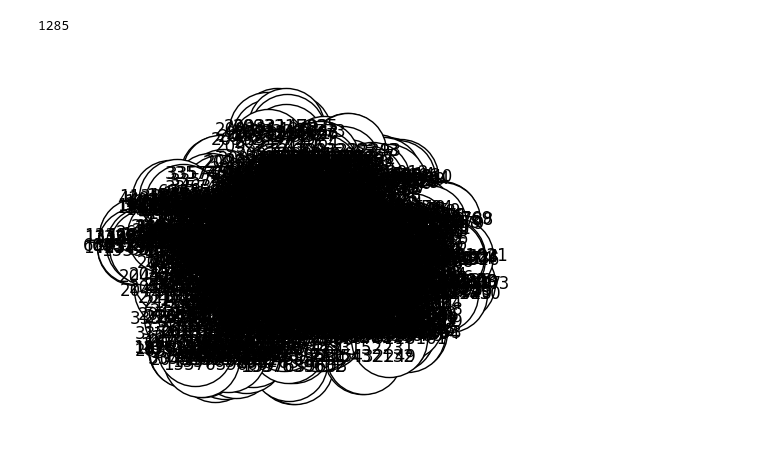
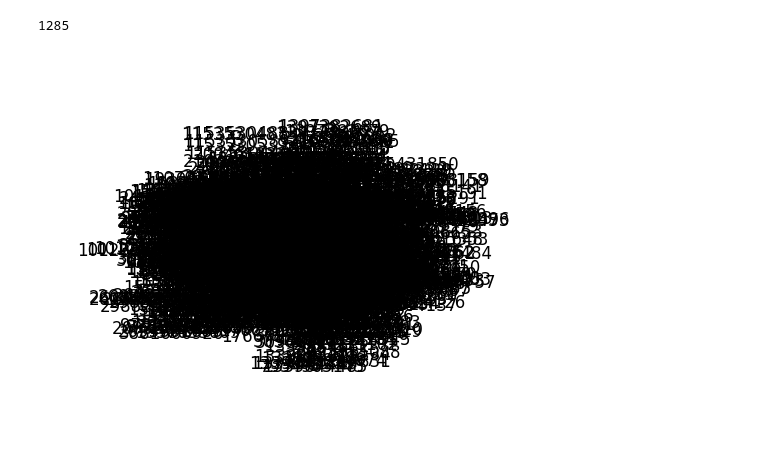
Before and after one commit to carobs9/thesis_project, a Jupyter notebook: metro_data/osmnx.ipynb, the cells around one changed output. Drawn from its saved outputs; the diff is of its cells as text; code cells hidden in the pictures.

```diff
--- a/metro_data/osmnx.ipynb
+++ b/metro_data/osmnx.ipynb
@@ -14,20 +14,20 @@ len(G.nodes)
 # %%
 import networkx as nx
 import matplotlib.pyplot as plt
 options = {
     #"font_size": 36,
-    "node_size": 3000,
+    "node_size": 30,
     "node_color": "white",
     "edgecolors": "black",
     "linewidths": 1,
     "width": 1,
 }
 nx.draw_networkx(G, **options)
 
 # Set margins for the axes so that nodes aren't clipped
 ax = plt.gca()
 ax.margins(0.20)
 plt.axis("off")
 plt.show()
 # %% [output]
-[figure, old version]
+[figure, new version]
```
Also changed, not shown: parts of 1 cell of this notebook, 14 other files.
